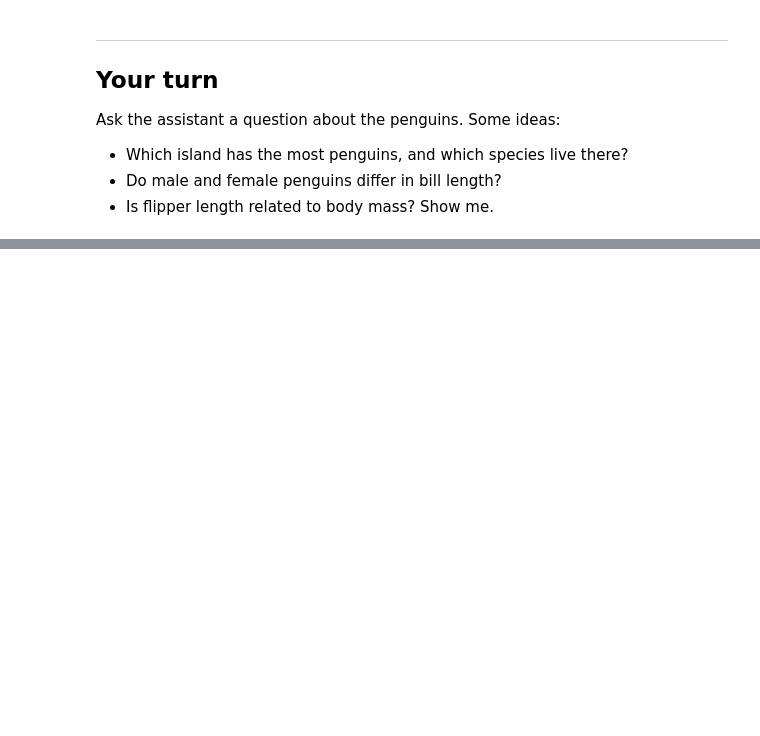
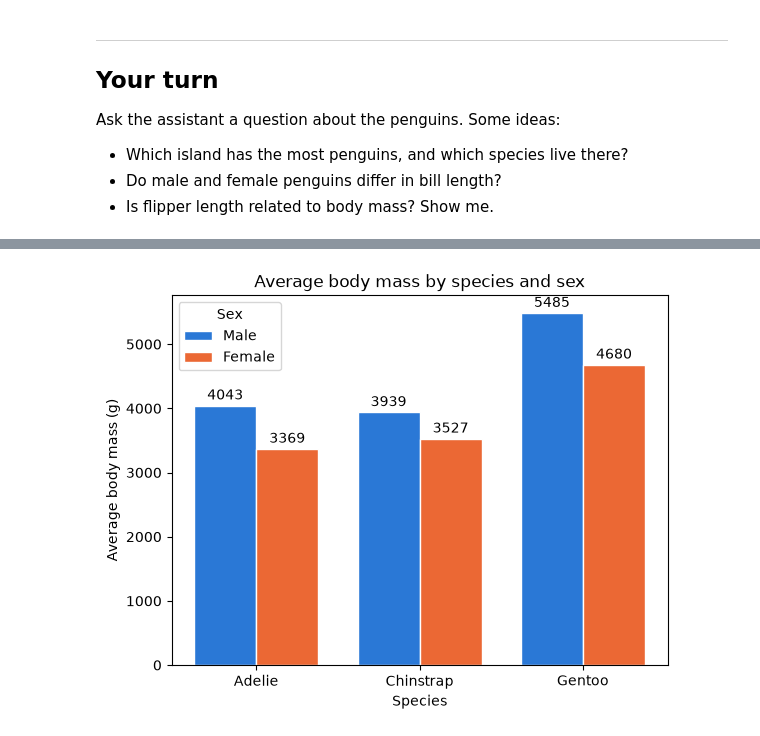
Before and after one commit to cocteau/2026-Image-and-Sound, a Jupyter notebook: notebooks/01-first-look.ipynb, the cells around one changed output, grey strips where cells are left out. Cells and saved outputs as stored; diff of their text form; code cells hidden in the pictures; blank space fills up the shorter version.

```diff
--- a/notebooks/01-first-look.ipynb
+++ b/notebooks/01-first-look.ipynb
@@ -69,0 +298,19 @@ Ask the assistant a question about the penguins. Some ideas:
+# %%
+# The data has no height column, so this uses body mass
+means = penguins.groupby(["species", "sex"])["body_mass_g"].mean().unstack()
+x = range(len(means.index))
+width = 0.38
+
+fig, ax = plt.subplots()
+male = ax.bar([i - width / 2 for i in x], means["male"], width, color="#2a78d6", label="Male", edgecolor="white")
+female = ax.bar([i + width / 2 for i in x], means["female"], width, color="#eb6834", label="Female", edgecolor="white")
+ax.bar_label(male, fmt="%.0f", padding=2)
+ax.bar_label(female, fmt="%.0f", padding=2)
+ax.set_xticks(list(x), means.index)
+ax.set_title("Average body mass by species and sex")
+ax.set_xlabel("Species")
+ax.set_ylabel("Average body mass (g)")
+ax.legend(title="Sex")
+plt.show()
+# %% [output]
+[figure, added]
```
Also changed, not shown: parts of 48 cells of this notebook.
